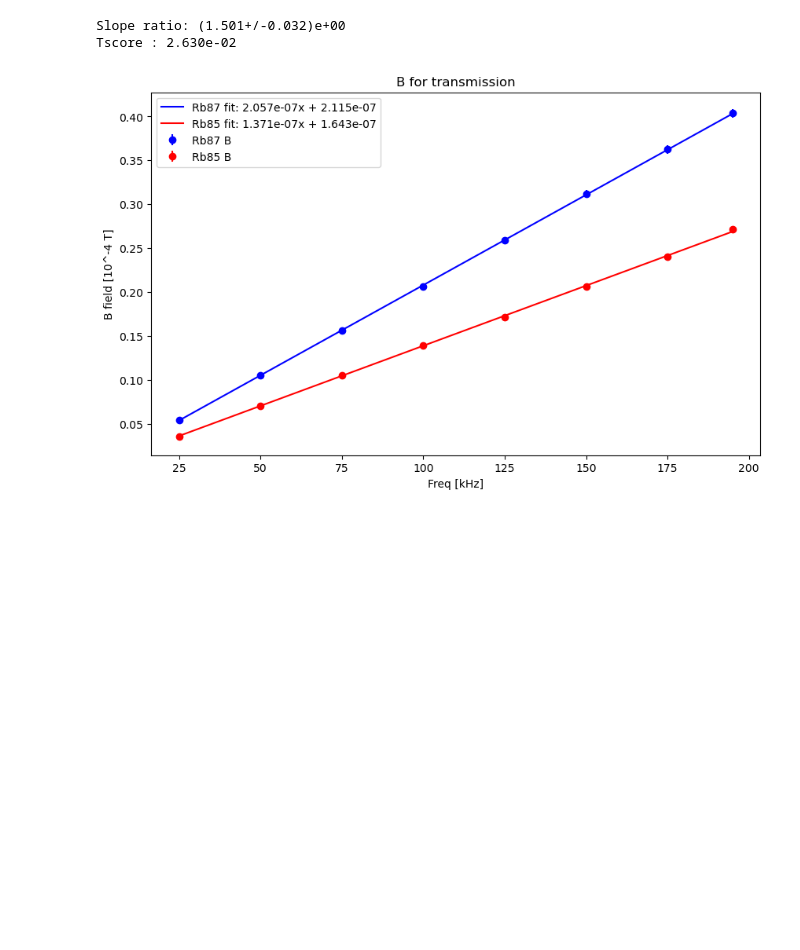
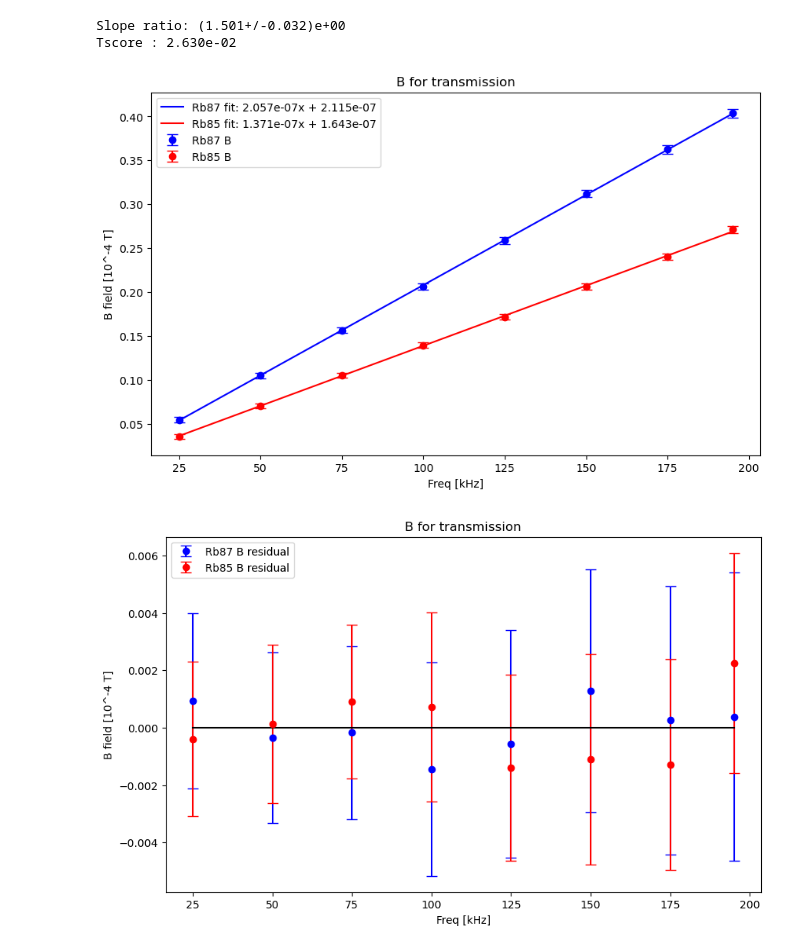
Before and after one commit to MarkZhit/PHYS409-Optical_Pumping, a Jupyter notebook: gFactorRatio.ipynb, the cells around one changed output. Drawn from its saved outputs; the diff is of its cells as text; code cells hidden in the pictures; blank space fills up the shorter version.

```diff
--- a/gFactorRatio.ipynb
+++ b/gFactorRatio.ipynb
@@ -75,14 +75,19 @@ m85 = ufloat(popt[0], perr87[0])
 b85 = ufloat(popt[1], perr87[1])
 
 xFit = np.linspace(min(freq),max(freq), num=200)
-Rb87Fit = m87.nominal_value * xFit + b87.nominal_value
-Rb85Fit = m85.nominal_value * xFit + b85.nominal_value
+Rb87Fit = m87.n * xFit + b87.n
+Rb85Fit = m85.n * xFit + b85.n
+
+
+Rb87Residual = Rb87 - m87.n * freq - b87.n
+Rb85Residual = Rb85 - m85.n * freq - b85.n
+
 
 slopeRatio = m87/m85
 
 expectedSlopeRatio = ufloat(1.5,0)
 
-tscore = (slopeRatio - expectedSlopeRatio).nominal_value/(slopeRatio - expectedSlopeRatio).s
+tscore = (slopeRatio - expectedSlopeRatio).n/(slopeRatio - expectedSlopeRatio).s
 
 print(f"Slope ratio: {slopeRatio:.3e}")
 # print(f"expectedSlopeRatio : {expectedSlopeRatio:.3e}")
@@ -93,19 +98,38 @@ Slope ratio: (1.501+/-0.032)e+00
 Tscore : 2.630e-02
 # %%
 plt.figure(figsize=(10, 6))
-plt.errorbar(freq, Rb87 * 10**4, yerr=uRb87 * 10**4, label='Rb87 B', fmt='o', color='blue')
-plt.errorbar(freq, Rb85 * 10**4, yerr=uRb85 * 10**4, label='Rb85 B', fmt='o', color='red')
+plt.errorbar(freq, Rb87 * 10**4, yerr=uRb87 * 10**4, label='Rb87 B', capsize=5, fmt='o', color='blue')
+plt.errorbar(freq, Rb85 * 10**4, yerr=uRb85 * 10**4, label='Rb85 B', capsize=5, fmt='o', color='red')
 
-plt.plot(xFit, Rb87Fit * 10**4, label=f'Rb87 fit: {m87.nominal_value:.3e}x + {b87.nominal_value:.3e}', color='blue')
-plt.plot(xFit, Rb85Fit * 10**4, label=f'Rb85 fit: {m85.nominal_value:.3e}x + {b85.nominal_value:.3e}', color='red')
+plt.plot(xFit, Rb87Fit * 10**4, label=f'Rb87 fit: {m87.n:.3e}x + {b87.n:.3e}', color='blue')
+plt.plot(xFit, Rb85Fit * 10**4, label=f'Rb85 fit: {m85.n:.3e}x + {b85.n:.3e}', color='red')
 
 # Labels and formatting
 plt.xlabel('Freq [kHz]')
 plt.ylabel('B field [10^-4 T]')
 plt.title('B for transmission')
 plt.legend()
 plt.savefig("./figures/gfactor linear range Mar 9", dpi=300)
 
 plt.show()
+
+
+
+plt.figure(figsize=(10, 6))
+plt.errorbar(freq, Rb87Residual * 10**4, yerr=uRb87 * 10**4,label='Rb87 B residual', capsize=5, fmt='o', color='blue')
+plt.errorbar(freq, Rb85Residual * 10**4, yerr=uRb85 * 10**4, label='Rb85 B residual', capsize=5, fmt='o', color='red')
+
+plt.plot(xFit, np.zeros_like(xFit), color='black')
+# plt.plot(xFit, np.zeros(xFit), label=f'Rb85 fit: {m85.n:.3e}x + {b85.n:.3e}', color='red')
+
+# Labels and formatting
+plt.xlabel('Freq [kHz]')
+plt.ylabel('B field [10^-4 T]')
+plt.title('B for transmission')
+plt.legend()
+plt.savefig("./figures/gfactor linear range residual Mar 9", dpi=300)
+
+plt.show()
 # %% [output]
 [figure]
+[figure, added]
```
Also changed, not shown: 5 other files.
